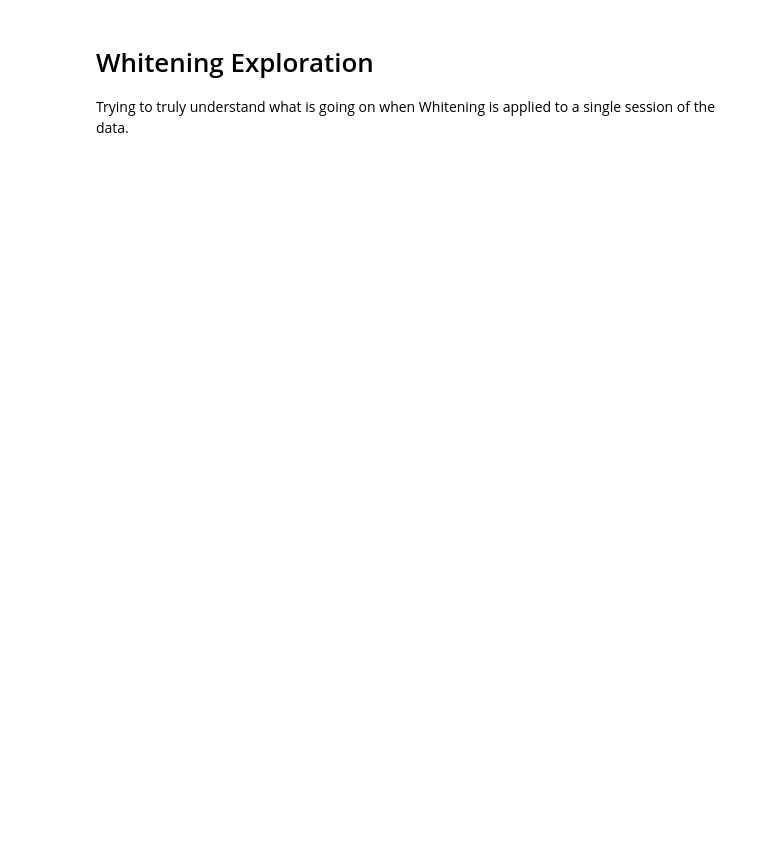
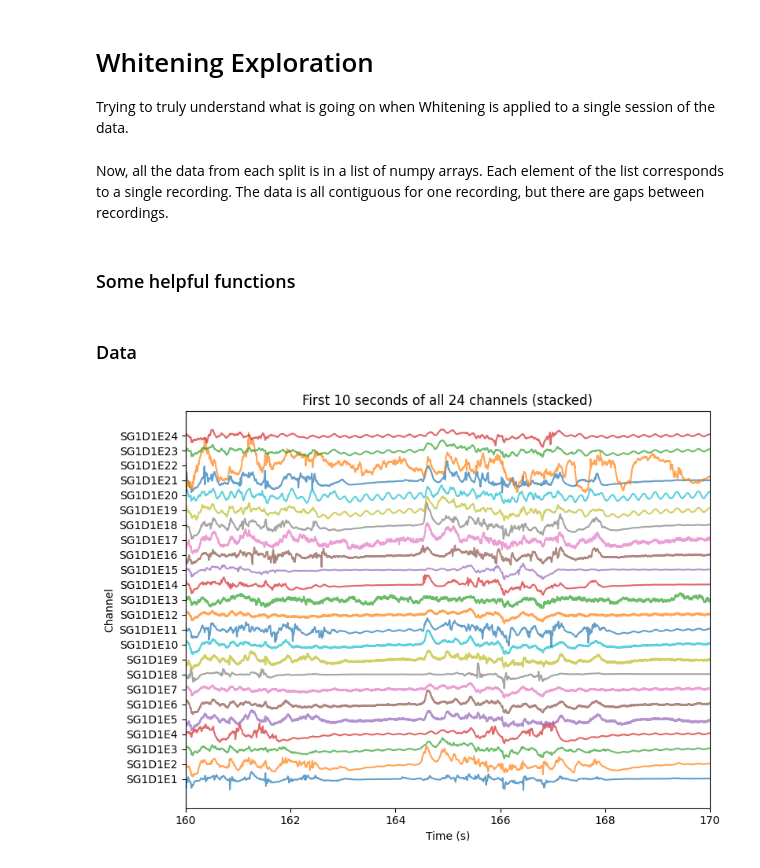
Before and after one commit to Neurosoft-Bioelectronics/auditorydecoding, a Jupyter notebook: notebooks/whitening_exploration.ipynb, the cells around one changed output. Cells and saved outputs as stored; diff of their text form; code cells hidden in the pictures; blank space fills up the shorter version.

```diff
--- a/notebooks/whitening_exploration.ipynb
+++ b/notebooks/whitening_exploration.ipynb
@@ -13,6 +18,8 @@ path = os.path.join(DATA_ROOT, RECORDING_ID + ".h5")
 
 with h5py.File(path) as f:
     data = Data.from_hdf5(f, lazy=False)
+
+CHANNEL_NAMES = data.channels.id
 # %%
 # Get the intervals for each causal split and coalesce them to make them contiguous
 train_intervals = data.splits.on_vs_off_causal_train.coalesce()
@@ -20,6 +27,8 @@ valid_intervals = data.splits.on_vs_off_causal_valid.coalesce()
 test_intervals = data.splits.on_vs_off_causal_test.coalesce()
 # %%
 keep_channels = data.channels.type == "ecog"
+
+channel_names = data.channels.id[keep_channels]
 
 data_train = []
 for interval in train_intervals:
@@ -32,3 +41,7 @@ for interval in valid_intervals:
 data_test = []
 for interval in test_intervals:
     data_test.append(data.slice(interval[0], interval[1]).ecog.signal[:, keep_channels])
+# %% [markdown]
+Now, all the data from each split is in a list of numpy arrays. Each element of the list corresponds to a single recording. The data is all contiguous for one recording, but there are gaps between recordings.
+# %% [markdown]
+### Some helpful functions
@@ -34,0 +109,6 @@ for interval in test_intervals:
+# %% [markdown]
+### Data
+# %%
+plot_signal(data_train[0], start=160, end=170, chann_names=channel_names)
+# %% [output]
+[figure, added]
```
Also changed, not shown: parts of 18 cells of this notebook, 6 other files.
